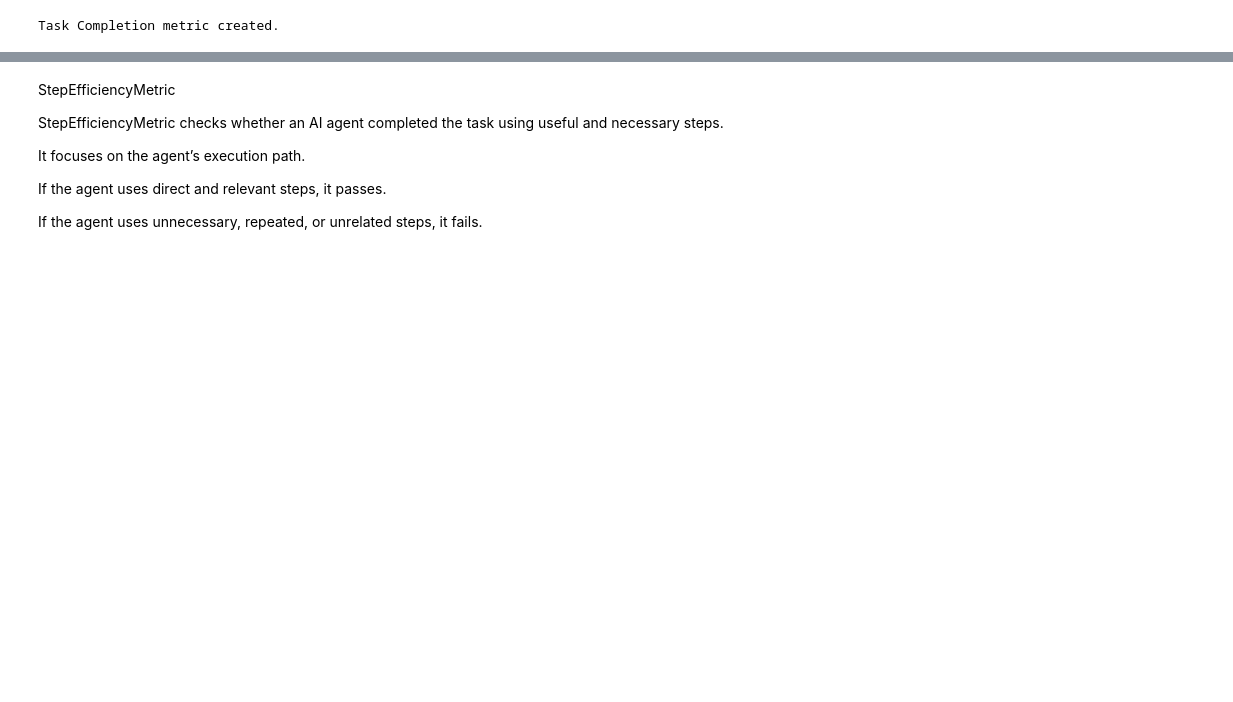
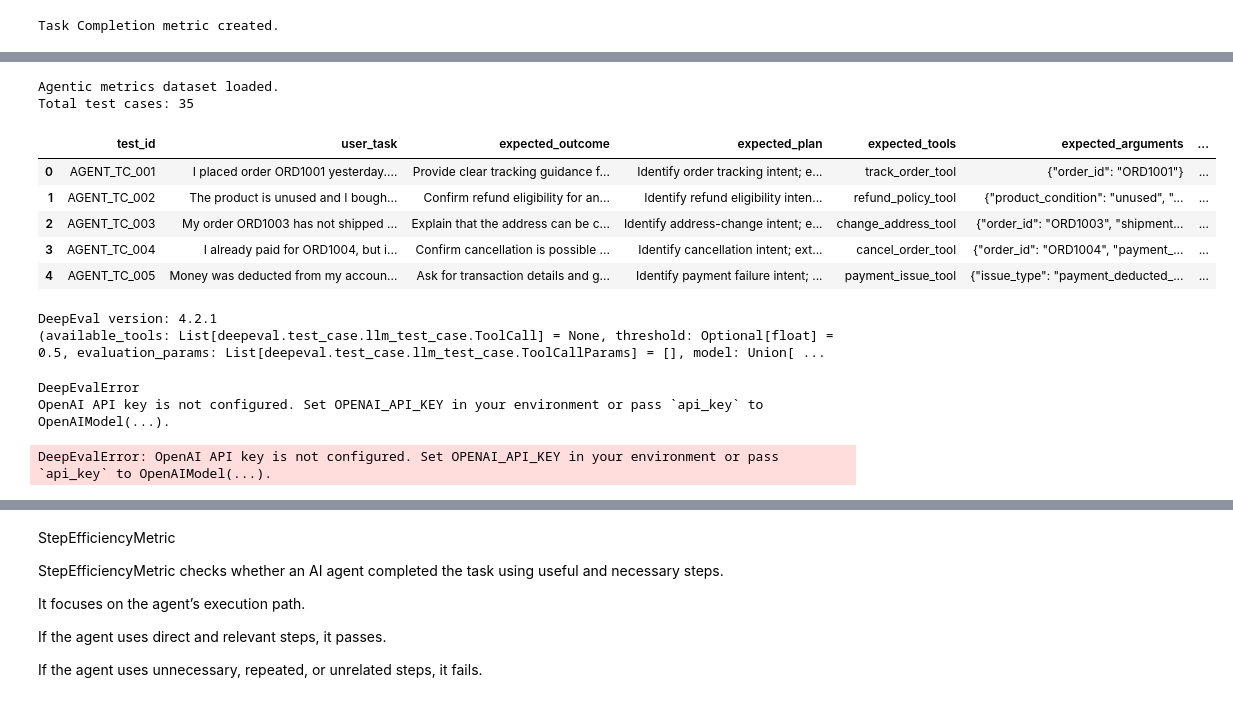
Before and after one commit to Raghul-source/deepeval-agentic-metrics-evaluation, a Jupyter notebook: deepeval_agentic_metrics_evaluation.ipynb, the cells around one changed output, grey strips where cells are left out. Cells and saved outputs as stored; diff of their text form; code cells hidden in the pictures; blank space fills up the shorter version.

Commit message:
Update task completion and tool correctness evaluation

```diff
--- a/deepeval_agentic_metrics_evaluation.ipynb
+++ b/deepeval_agentic_metrics_evaluation.ipynb
@@ -168,0 +101,49 @@ Agent answer: Delivery address can be changed before shipment by contacting cust
+# %%
+import pandas as pd
+
+agent_df = pd.read_csv("agentic_metrics_dataset.csv")
+
+print("Agentic metrics dataset loaded.")
+print("Total test cases:", len(agent_df))
+
+display(agent_df.head())
+# %% [output]
+Agentic metrics dataset loaded.
+Total test cases: 35
+|  | test_id | user_task | expected_outcome | expected_plan | expected_tools | expected_arguments | ... |
+| 0 | AGENT_TC_001 | I placed order ORD1001 yesterday.... | Provide clear tracking guidance f... | Identify order tracking intent; e... | track_order_tool | {"order_id": "ORD1001"} | ... |
+| 1 | AGENT_TC_002 | The product is unused and I bough... | Confirm refund eligibility for an... | Identify refund eligibility inten... | refund_policy_tool | {"product_condition": "unused", "... | ... |
+| 2 | AGENT_TC_003 | My order ORD1003 has not shipped ... | Explain that the address can be c... | Identify address-change intent; e... | change_address_tool | {"order_id": "ORD1003", "shipment... | ... |
+| 3 | AGENT_TC_004 | I already paid for ORD1004, but i... | Confirm cancellation is possible ... | Identify cancellation intent; ext... | cancel_order_tool | {"order_id": "ORD1004", "payment_... | ... |
+| 4 | AGENT_TC_005 | Money was deducted from my accoun... | Ask for transaction details and g... | Identify payment failure intent; ... | payment_issue_tool | {"issue_type": "payment_deducted_... | ... |
+# %%
+import deepeval
+import inspect
+
+from deepeval.metrics import ToolCorrectnessMetric
+
+print("DeepEval version:", deepeval.__version__)
+print(inspect.signature(ToolCorrectnessMetric))
+# %% [output]
+DeepEval version: 4.2.1
+(available_tools: List[deepeval.test_case.llm_test_case.ToolCall] = None, threshold: Optional[float] = 0.5, evaluation_params: List[deepeval.test_case.llm_test_case.ToolCallParams] = [], model: Union[ ...
+# %%
+from deepeval.metrics import ToolCorrectnessMetric
+
+try:
+    metric = ToolCorrectnessMetric(threshold=0.6)
+    print("ToolCorrectnessMetric created without model")
+except Exception as e:
+    print(type(e).__name__)
+    print(e)
+# %% [output]
+DeepEvalError
+OpenAI API key is not configured. Set OPENAI_API_KEY in your environment or pass `api_key` to OpenAIModel(...).
+# %%
+tool_correctness_metric = ToolCorrectnessMetric(
+    threshold=0.6
+)
+
+print("Tool Correctness metric created.")
+# %% [output]
+DeepEvalError: OpenAI API key is not configured. Set OPENAI_API_KEY in your environment or pass `api_key` to OpenAIModel(...).
```
Also changed, not shown: parts of 10 cells of this notebook.
